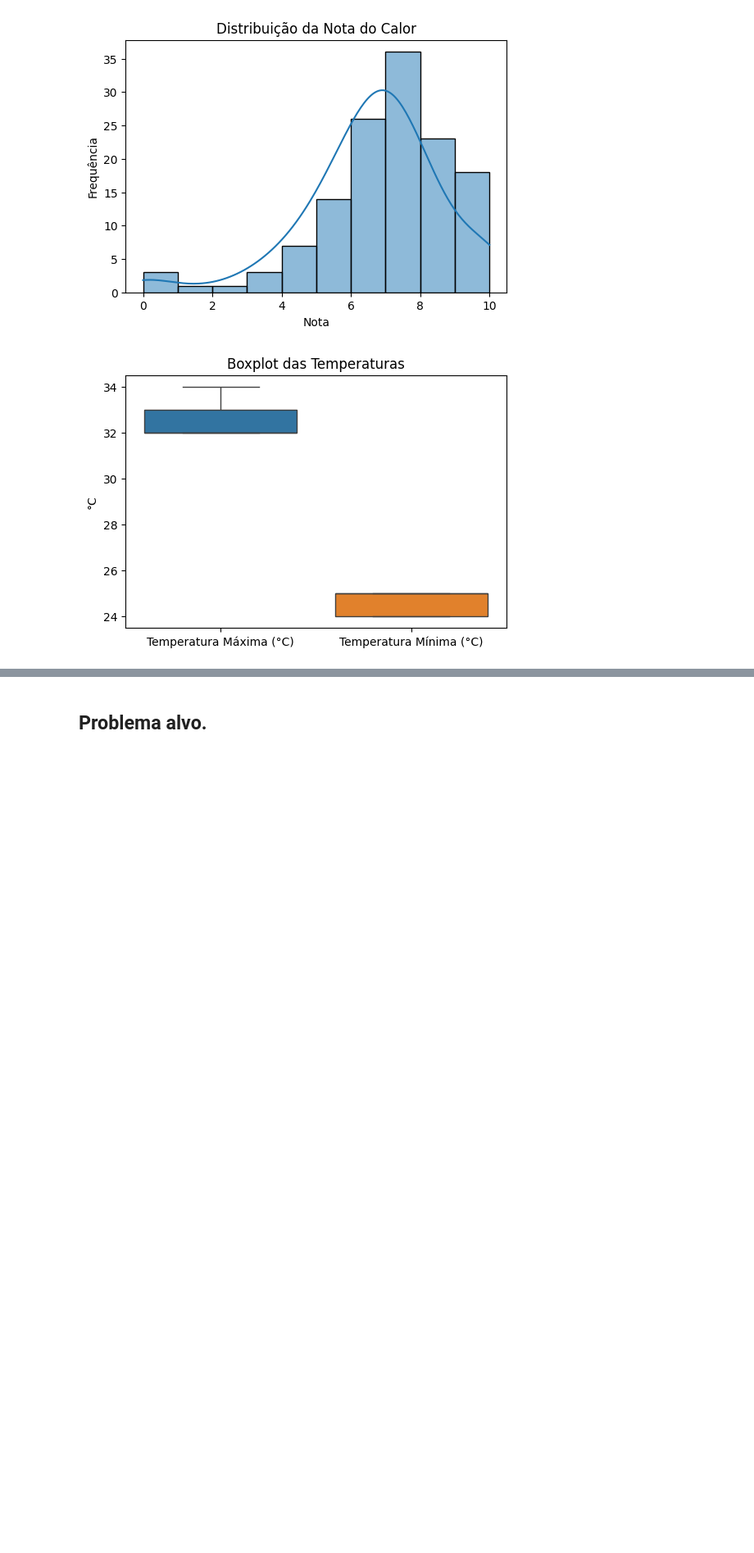
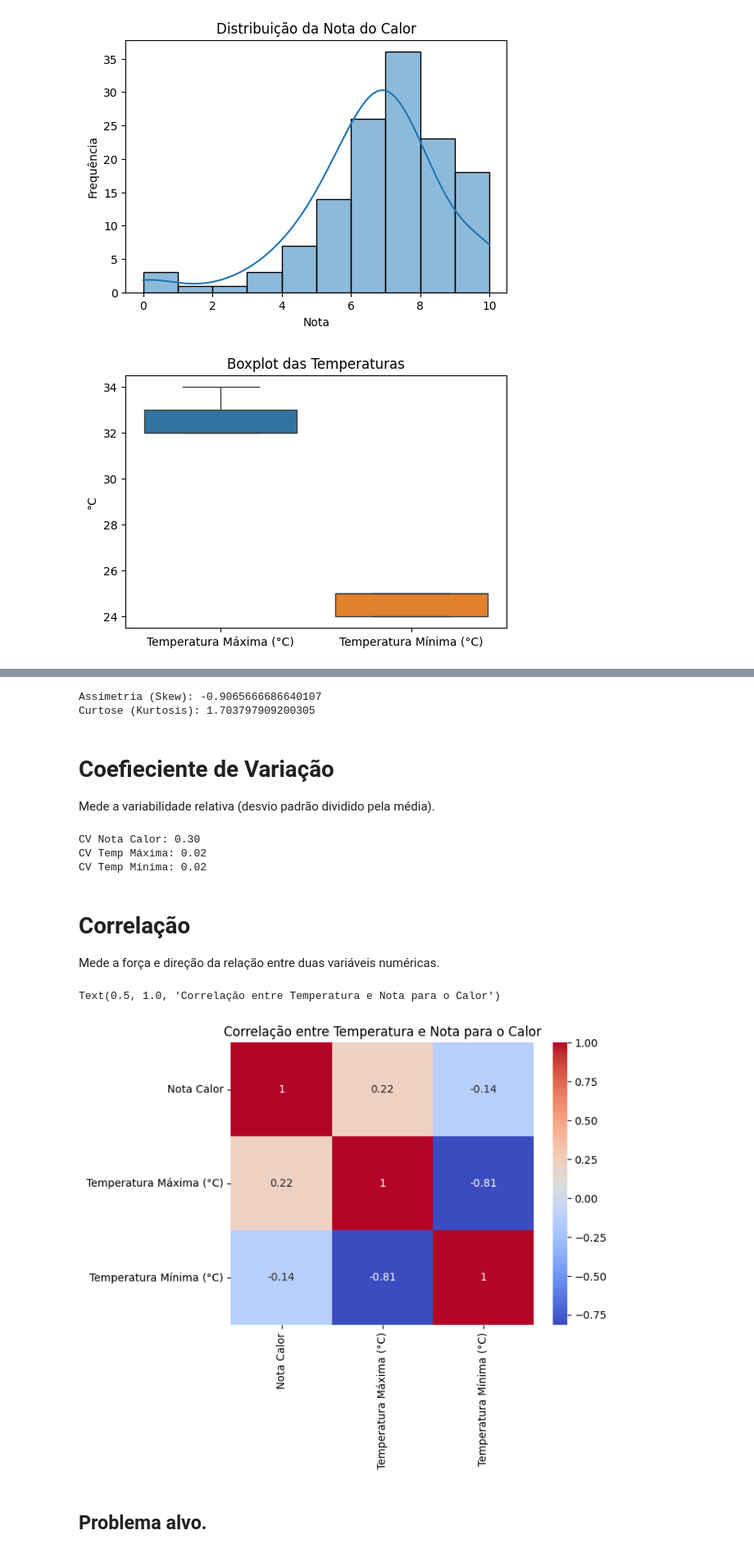
Before and after one commit to FranCosMonX/UFPI---Ciencia-de-dados, a Jupyter notebook: computacao_aplicada.ipynb, the cells around one changed output, grey strips where cells are left out. Shown: that part at 82% size. Cells and saved outputs as stored; diff of their text form; code cells hidden in the pictures; blank space fills up the shorter version.

```diff
--- a/computacao_aplicada.ipynb
+++ b/computacao_aplicada.ipynb
@@ -430,3 +425,43 @@ plt.show()
+# %%
+from scipy.stats import skew, kurtosis
+notas = df['Nota Calor'].dropna()
+
+print("Assimetria (Skew):", skew(notas))
+print("Curtose (Kurtosis):", kurtosis(notas))
+# %% [output]
+Assimetria (Skew): -0.9065666686640107
+Curtose (Kurtosis): 1.703797909200305
+# %% [markdown]
+# Coefieciente de Variação
+
+Mede a variabilidade relativa (desvio padrão dividido pela média).
+# %%
+cv_nota = notas.std() / notas.mean()
+cv_temp_max = df["Temperatura Máxima (°C)"].std() / df["Temperatura Máxima (°C)"].mean()
+cv_temp_min = df["Temperatura Mínima (°C)"].std() / df["Temperatura Mínima (°C)"].mean()
+
+print(f"CV Nota Calor: {cv_nota:.2f}")
+print(f"CV Temp Máxima: {cv_temp_max:.2f}")
+print(f"CV Temp Mínima: {cv_temp_min:.2f}")
+# %% [output]
+CV Nota Calor: 0.30
+CV Temp Máxima: 0.02
+CV Temp Mínima: 0.02
+# %% [markdown]
+# Correlação
+
+Mede a força e direção da relação entre duas variáveis numéricas.
+# %%
+df_corr = df[['Nota Calor',
+               "Temperatura Máxima (°C)",
+               "Temperatura Mínima (°C)"]]
+correlacoes = df_corr.corr()
+
+sns.heatmap(correlacoes, annot=True, cmap="coolwarm")
+plt.title("Correlação entre Temperatura e Nota para o Calor")
+# %% [output]
+Text(0.5, 1.0, 'Correlação entre Temperatura e Nota para o Calor')
+[figure, added]
 # %% [markdown]
 ## **Problema alvo.**
 # %% [markdown]
```
Also changed, not shown: parts of 5 cells of this notebook, 2 other files.
